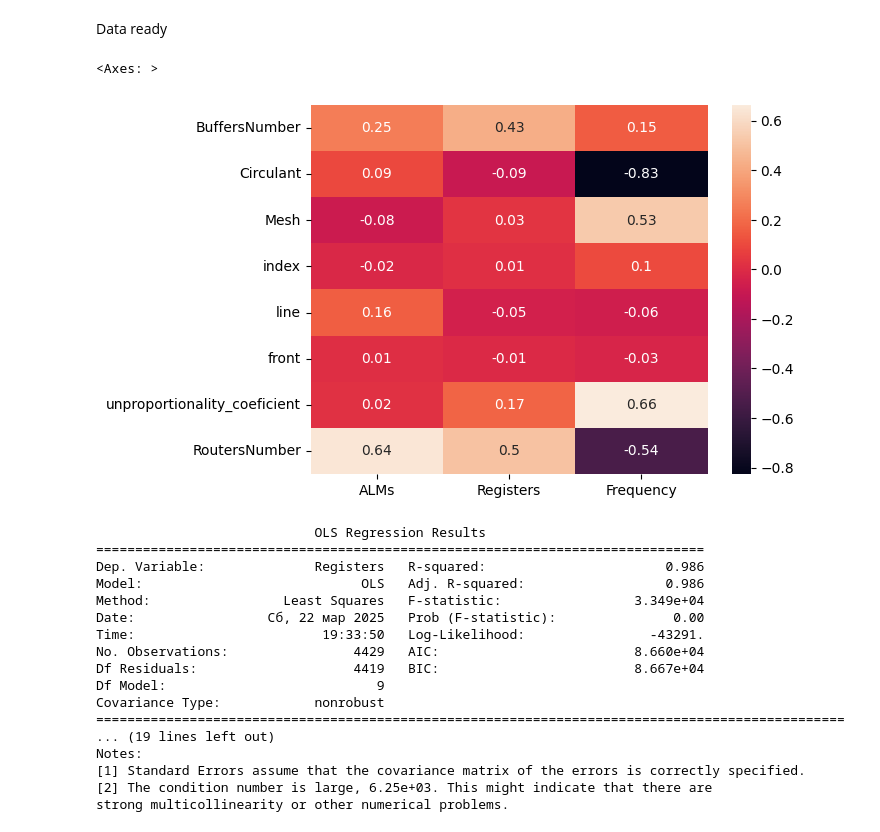
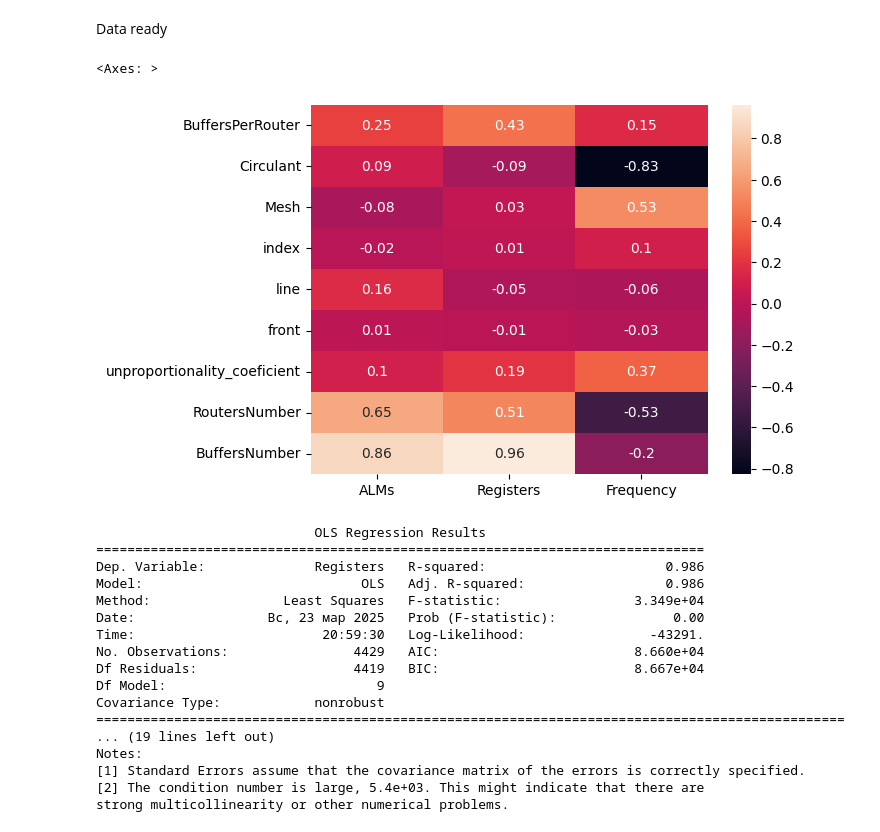
Before and after one commit to Elgrush/NoCAnalysis, a Jupyter notebook: main.ipynb, the cells around one changed output. Drawn from its saved outputs; the diff is of its cells as text; code cells hidden in the pictures.

Commit message:
Additional data subtraction complete

```diff
--- a/main.ipynb
+++ b/main.ipynb
@@ -5,7 +5,7 @@ import matplotlib.pyplot as plt
 import seaborn as sb
 from sklearn.preprocessing import OneHotEncoder
 # %%
-df = pd.read_csv("data/topologies.csv", names=["Topology", "QueueType", "QueuePosition", "BuffersNumber", "ArbitratorType", "Algorithm", "Generatrixs", "DataLength", "ALMs", "Registers", "Frequency"])
+df = pd.read_csv("data/topologies.csv", names=["Topology", "QueueType", "QueuePosition", "BuffersPerRouter", "ArbitratorType", "Algorithm", "Generatrixs", "DataLength", "ALMs", "Registers", "Frequency"])
 # %%
 oneHotEncoders = dict()
 columnsToEncode = ["Topology", "QueueType", "QueuePosition", "ArbitratorType", "Algorithm"]
@@ -27,8 +27,8 @@ df.drop(columnsToEncode, inplace=True, axis=1)
 works = df.drop(["DataLength", "pointer", "rear", "round_robin", "xy", "Torus", "ga"], axis=1)[df["Circulant"] == 0]
 
 temp = works['Generatrixs'].str.split(', ', n=1, expand=True).astype('uint16')
-works['unproportionality_coeficient'] = temp[temp.columns[1]]/temp[temp.columns[0]]
-works['RoutersNumber'] = temp[temp.columns[1]]*temp[temp.columns[0]]-1.0
+works['unproportionality_coeficient'] = temp[temp.columns[1]]/temp[temp.columns[0]]-1.0
+works['RoutersNumber'] = temp[temp.columns[1]]*temp[temp.columns[0]]
 works.drop(['Generatrixs'], axis=1, inplace=True)
 
 del temp
@@ -47,16 +47,18 @@ work = pd.concat([works, workc])
 
 del works
 del workc
+
+work["BuffersNumber"] = work["BuffersPerRouter"]*work["RoutersNumber"]
 # %% [markdown]
 Data ready
 # %%
 cor = work.corr()
-cor.drop(["Mesh", "Circulant", "index", "line", "front", "BuffersNumber", "unproportionality_coeficient", "RoutersNumber"], axis=1, inplace=True)
+cor.drop(["Mesh", "Circulant", "index", "line", "front", "BuffersNumber", "unproportionality_coeficient", "RoutersNumber", "BuffersPerRouter"], axis=1, inplace=True)
 cor.drop(["ALMs", "Registers", "Frequency"], axis=0, inplace=True)
 sb.heatmap(cor, annot=cor.apply(lambda x: x//0.01*0.01))
 # %% [output]
 <Axes: >
-[figure, old version]
+[figure, new version]
 # %%
 from sklearn.linear_model import LinearRegression
 from sklearn.model_selection import train_test_split
@@ -70,7 +72,7 @@ X_train, X_test, y_train, y_test = train_test_split(X, y, test_size=0.2, random_
 import statsmodels.formula.api as smf
 import statsmodels.api as sm
 # %%
-model = smf.ols(formula='Registers ~ Mesh + Circulant + index + line + front + RoutersNumber*BuffersNumber + unproportionality_coeficient', data=work).fit()
+model = smf.ols(formula='Registers ~ Mesh + Circulant + index + line + front + BuffersNumber + BuffersPerRouter + RoutersNumber + unproportionality_coeficient', data=work).fit()
 
 print(model.summary())
 # %% [output]
@@ -79,8 +81,8 @@ print(model.summary())
 Dep. Variable:              Registers   R-squared:                       0.986
 Model:                            OLS   Adj. R-squared:                  0.986
 Method:                 Least Squares   F-statistic:                 3.349e+04
-Date:                 Сб, 22 мар 2025   Prob (F-statistic):               0.00
-Time:                        19:33:50   Log-Likelihood:                -43291.
+Date:                 Вс, 23 мар 2025   Prob (F-statistic):               0.00
+Time:                        20:59:30   Log-Likelihood:                -43291.
 No. Observations:                4429   AIC:                         8.660e+04
 Df Residuals:                    4419   BIC:                         8.667e+04
 Df Model:                           9
@@ -89,6 +91,6 @@ Covariance Type:            nonrobust
 ... (19 lines left out)
 Notes:
 [1] Standard Errors assume that the covariance matrix of the errors is correctly specified.
-[2] The condition number is large, 6.25e+03. This might indicate that there are
+[2] The condition number is large, 5.4e+03. This might indicate that there are
 strong multicollinearity or other numerical problems.
 # %%
```
Also changed, not shown: parts of 21 cells of this notebook.
